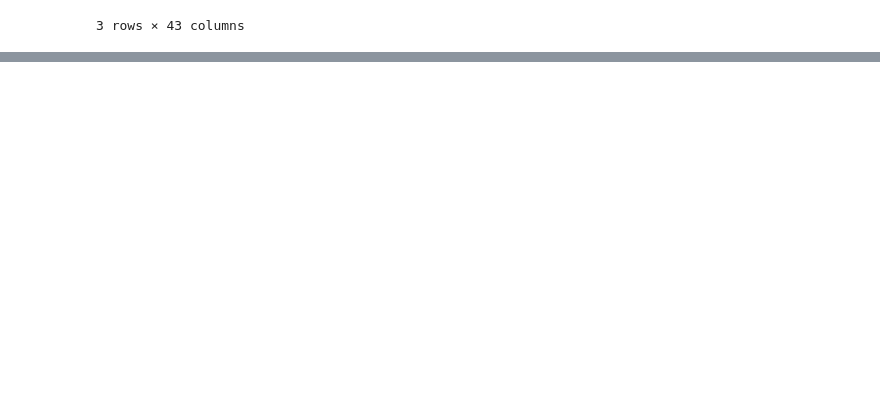
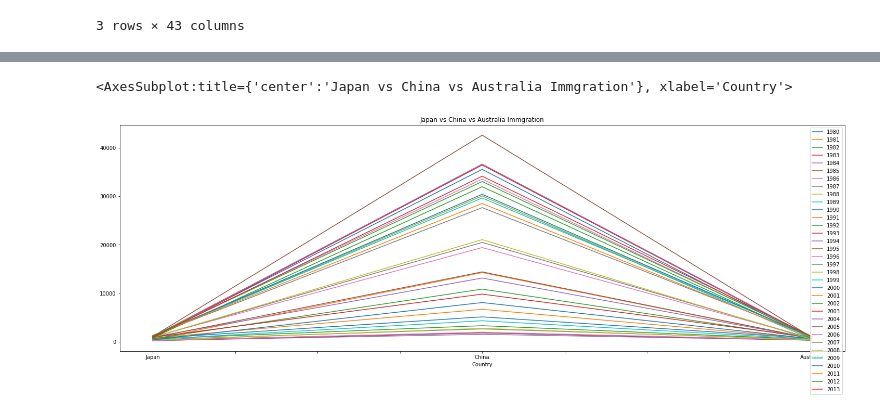
Before and after one commit to ramsha17ishaq/python_at_digipodium, a Jupyter notebook: data_science/data_analysis3.ipynb, the cells around one changed output, grey strips where cells are left out. Saved outputs shown, nothing was run; the diff lists cells and outputs as text; code cells hidden in the pictures; blank space fills up the shorter version.

Commit message:
data_science

```diff
--- a/data_science/data_analysis3.ipynb
+++ b/data_science/data_analysis3.ipynb
@@ -14,0 +53,3 @@ df.head(3)
+# %%
+cols_to_drop = ['Type','Coverage','AREA','REG','DEV']
+df.drop(columns = cols_to_drop, inplace=True)
@@ -14,0 +76,3 @@ df.head(3)
+# %%
+# 5. make the country column the index of df
+df.set_index('Country',inplace=True)
@@ -14,0 +183,3 @@ df.head(3)
+# %%
+years = list(map(str, range(1980,2014))) # list of years
+print(years)
@@ -14,0 +209,4 @@ df.head(3)
+# %%
+# 2 records and years data
+countrynames = ['Japan','China','Australia']
+df.loc[countrynames, years]
@@ -14,0 +220,5 @@ df.head(3)
+# %%
+df.loc[countrynames, years].plot(figsize=(25,8),title='Japan vs China vs Australia Immgration')
+# %% [output]
+<AxesSubplot:title={'center':'Japan vs China vs Australia Immgration'}, xlabel='Country'>
+[figure, added]
```
Also changed, not shown: parts of 25 cells of this notebook.
